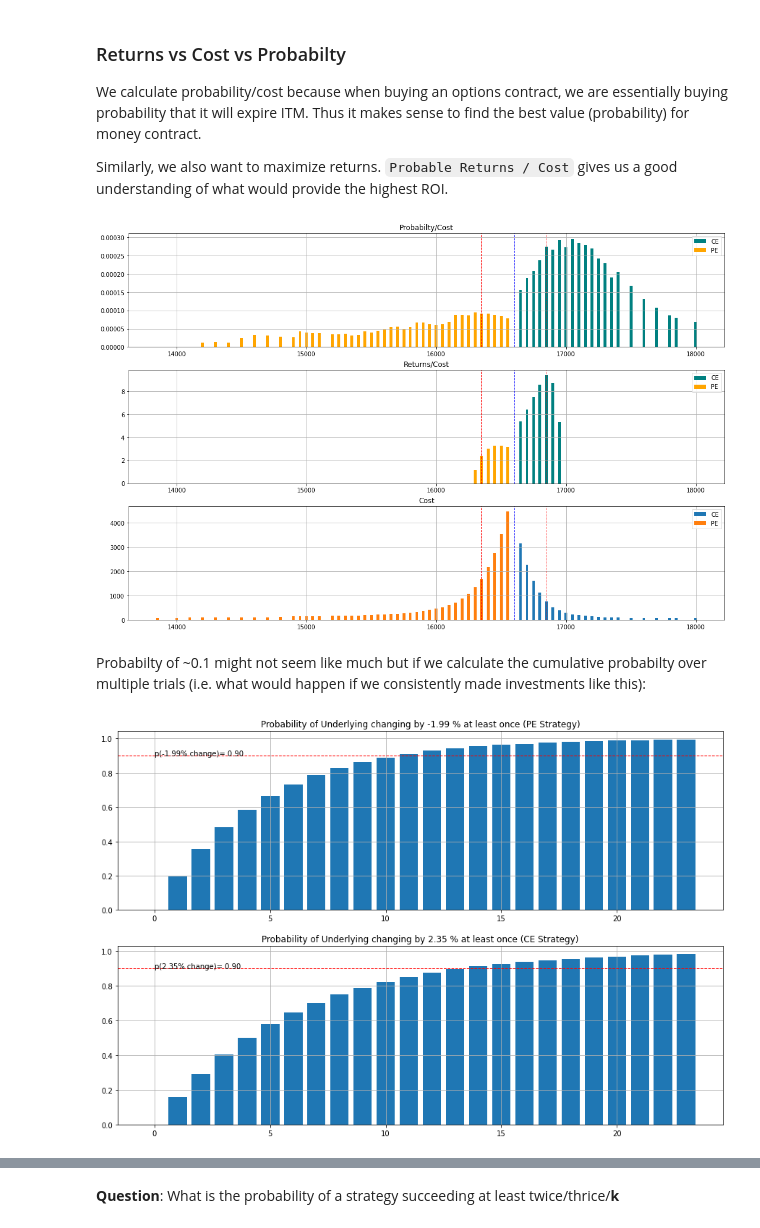
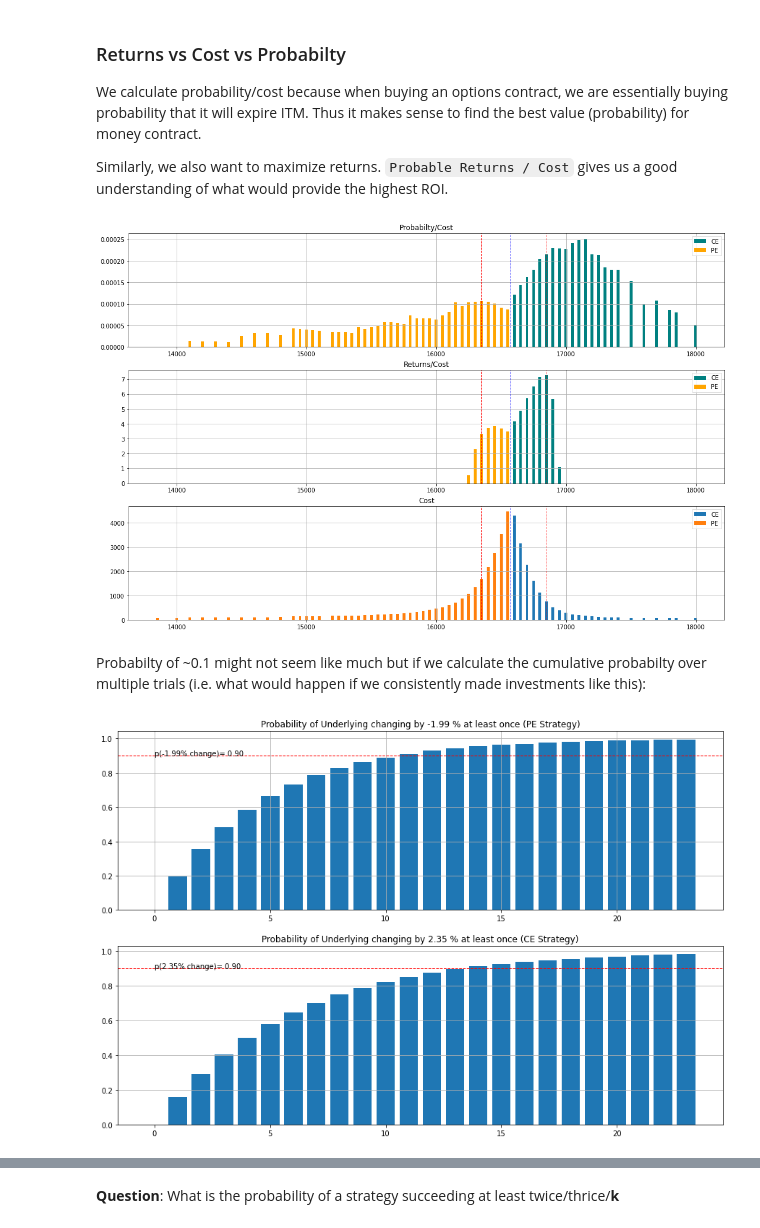
Before and after one commit to shayanrc/Mid-Covid-Market-Analysis, a Jupyter notebook: NIFTY_Options_Opportunity_Analysis.ipynb, the cells around one changed output, grey strips where cells are left out. Saved outputs shown, nothing was run; the diff lists cells and outputs as text; code cells hidden in the pictures.

```diff
--- a/NIFTY_Options_Opportunity_Analysis.ipynb
+++ b/NIFTY_Options_Opportunity_Analysis.ipynb
@@ -31,0 +46,3 @@ data_df.head()
+# %%
+options_df = pd.concat([pd.read_csv(f, parse_dates=['Date'], index_col=['Date']) for f in glob.glob('../Data/Nifty/Options/*.csv',)],
+                    join='outer')
@@ -140,4 +229,4 @@ print("%.3f probability of < %.f%% change" %(prob_change, expected_change*100))
 # %%
 # Set the last price
-last_price = 16600
+last_price = data_df.Close[-1]
 # %% [markdown]
@@ -145,3 +233,0 @@ last_price = 16600
-# %%
-options_df = pd.concat([pd.read_csv(f, parse_dates=['Date'], index_col=['Date']) for f in glob.glob('../Data/Nifty/Options//*.csv',)],
-                    join='outer')
@@ -404,7 +463,7 @@ ax.bar(x=strike_price_pe,
        align='center',
        label='PE')
 
-plt.axvline(x=last_close, color='blue', linewidth=1.0, linestyle='--')
+plt.axvline(x=last_price, color='blue', linewidth=1.0, linestyle='--')
 plt.axvline(x=16850, color='red', linewidth=1.0, linestyle='--')
 plt.axvline(x=16350, color='red', linewidth=1.0, linestyle='--')
 
@@ -425,7 +484,7 @@ ax.bar(x=strike_price_ce,
        label='CE')
 
 
-plt.axvline(x=last_close, color='blue', linewidth=1.0, linestyle='--')
+plt.axvline(x=last_price, color='blue', linewidth=1.0, linestyle='--')
 plt.axvline(x=16850, color='red', linewidth=1.0, linestyle='--')
 plt.axvline(x=16350, color='red', linewidth=1.0, linestyle='--')
 
@@ -443,35 +502,35 @@ ax.grid()
 
 ax = fig.add_subplot(313)
 
 ax.set_title('Cost')
 
 # Zero out the loss making contracts
 probable_profits_pe[probable_profits_pe<0] = 0
 probable_profits_ce[probable_profits_ce<0] = 0
 
 # Plot CE
 ax.bar(x=strike_price_ce,
        height=cost_ce,
        width=22,
        align='center',
        label='CE')
 
 # Plot PE
 ax.bar(x=strike_price_pe,
        height=cost_pe,
        width=22,
        align='center',
        label='PE')
 
 
-plt.axvline(x=last_close, color='blue', linewidth=1.0, linestyle='--')
+plt.axvline(x=last_price, color='blue', linewidth=1.0, linestyle='--')
 plt.axvline(x=16850, color='red', linewidth=1.0, linestyle='--')
 plt.axvline(x=16350, color='red', linewidth=1.0, linestyle='--')
 
 ax.legend()
 ax.grid()
 # %% [output]
-[figure, old version]
+[figure, new version]
 # %% [markdown]
 
 Probabilty of  ~0.1 might not seem like much but if we calculate the cumulative probabilty over multiple trials (i.e. what would happen if we consistently made investments like this):
@@ -498,9 +557,9 @@ plt.text(0,
          'p(%.2f%% change)= %.2f'%(expected_change_pos_sigma*100, threshold),
          rotation=0)
 ax.set_title('Probability of Underlying changing by %.2f %% at least once (CE Strategy)'% (100*expected_change_pos_sigma))
-ax.grid()
+ax.grid(axis='y')
 # %% [output]
-[figure, old version]
+[figure, new version]
 # %% [markdown]
 So probabilistically speaking:
 - theres a 90% chance (P=0.9), the CE strategy will succeed at least once in 11 trials.
```
Also changed, not shown: parts of 58 cells of this notebook.
